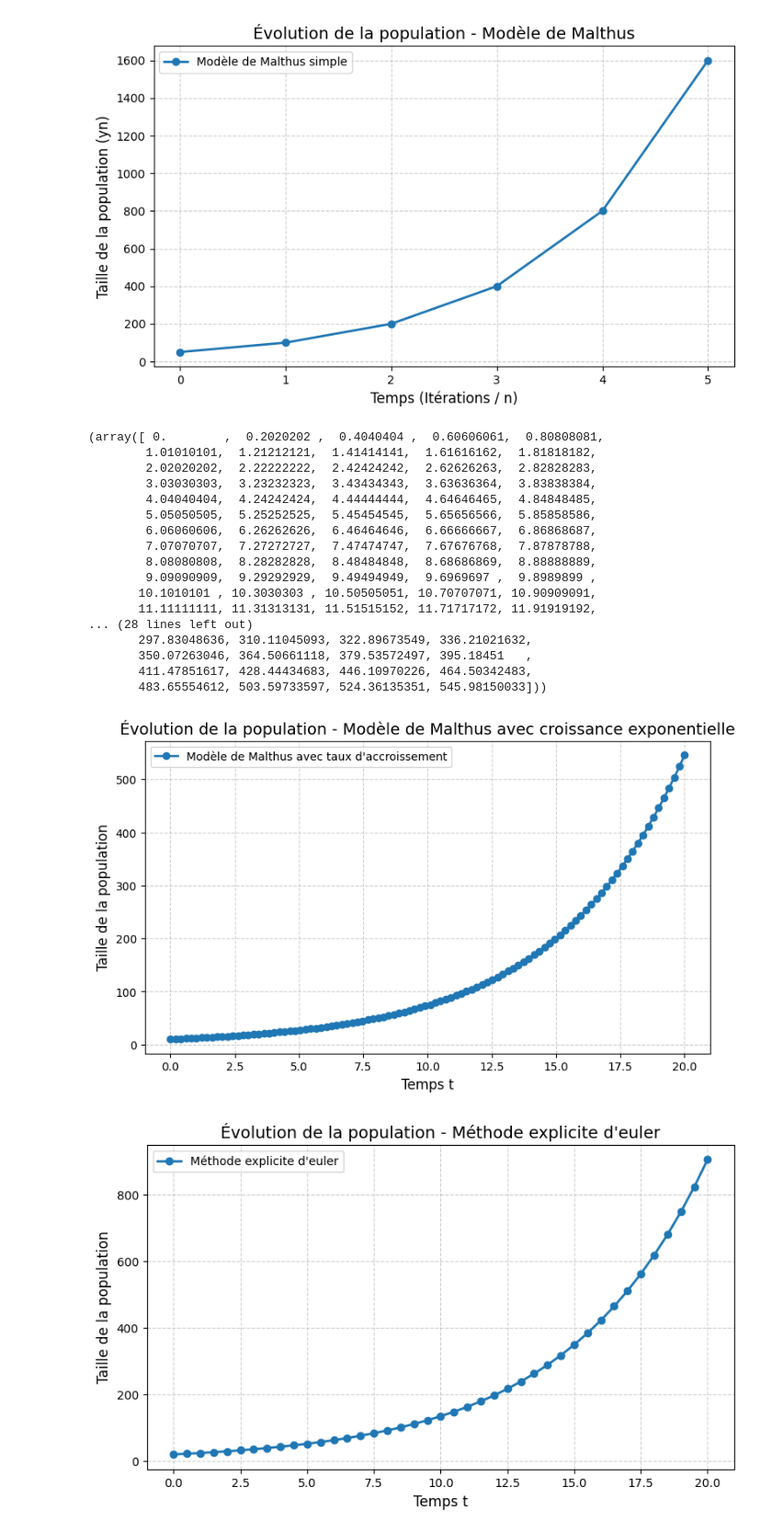
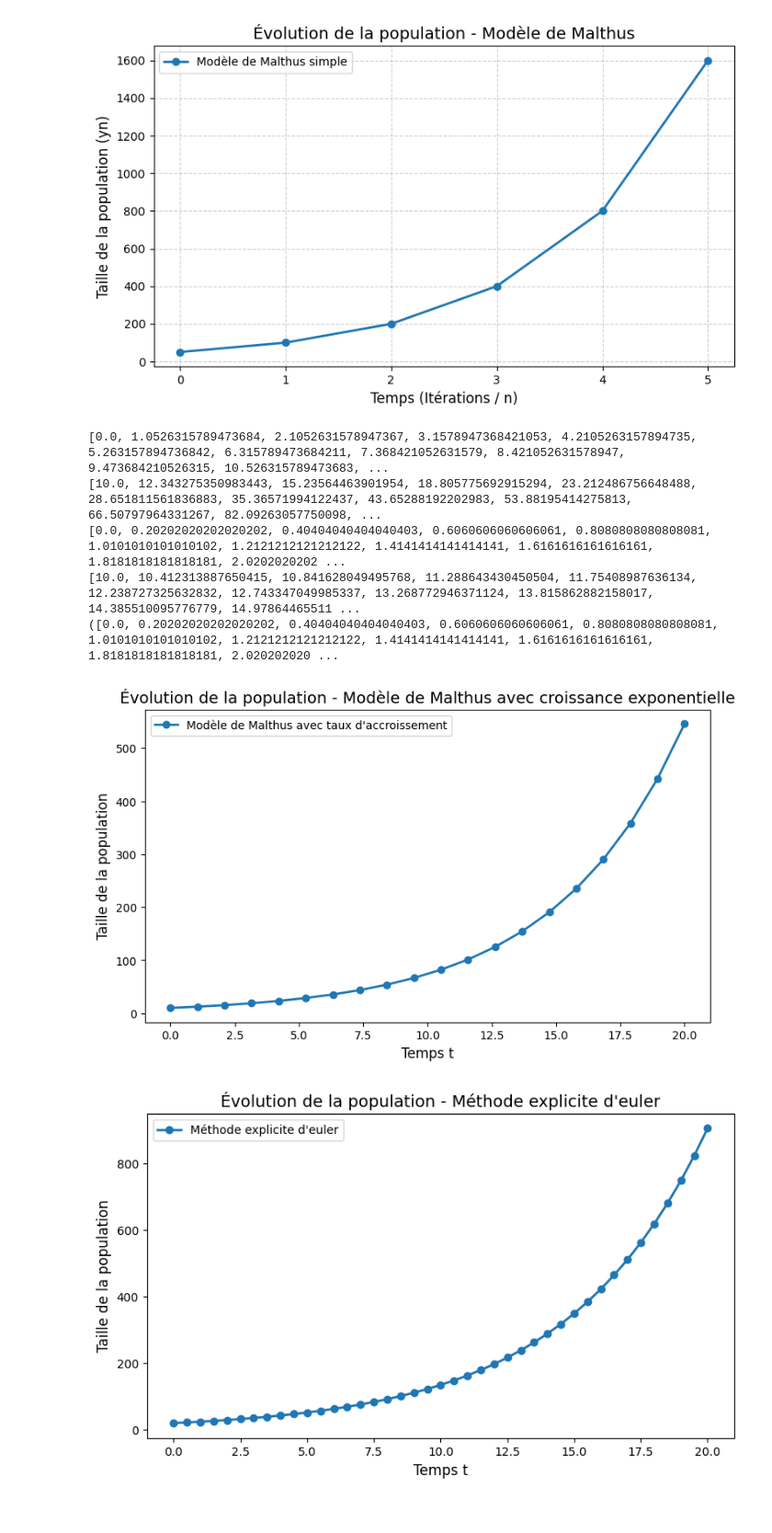
Before and after one commit to ATHERLY-Evan-24012805/Modelisation_dynamique_population, a Jupyter notebook: research.ipynb, the cells around one changed output. Shown at 92% size. Saved outputs shown, nothing was run; the diff lists cells and outputs as text; code cells hidden in the pictures.

```diff
--- a/research.ipynb
+++ b/research.ipynb
@@ -28,52 +28,46 @@ plt.show()
 # %% [output]
 [figure]
 # %%
-def malthus_taux(y0 : float,a : float, t_max: float, nbPoints : int) -> list :
-    """
-    y0 : population initiale
-    a : taux d'accroissement
-    t_max : temps maximal
-    nbPoints : nombre de points à tracer
-    la formule est dans le cours page 26
-    """
-    t = np.linspace(0, t_max, nbPoints)
-    y = y0 * math.e**(a*t)
-    return t,y
+def malthus_taux (pop : int, taux_accroissement : float,iteration : int, nbPoints : int = 50 )-> list[float]:
+    pas = iteration / (nbPoints-1)
+    tab = [x for x in range (nbPoints)]
+    for i in range(len(tab)) :
+        # print(tab[i])
+        tab[i] = tab[i] * pas
+
+
+    result_tab = []
+    for el in tab :
+        # result_tab.append(pop * np.exp(a*el))
+        result_tab.append(pop* math.e**(taux_accroissement*el))
+
+
+    # print(t)
+    # print(tab)
+    # print(result_tab)
+    return tab,result_tab
 # %%
 y0 = 10
 a = 0.2
 tmax = 20.0
-temps,population = malthus_taux(y0,a,tmax,100)
+temps,population = malthus_taux(y0,a,tmax,20)
 print(malthus_taux(y0,a,tmax,100))
 plt.figure(figsize=(9, 5))
 plt.plot(temps, population, marker='o', color='tab:blue', linestyle='-', linewidth=2, label=f"Modèle de Malthus avec taux d'accroissement")
 
 plt.title("Évolution de la population - Modèle de Malthus avec croissance exponentielle", fontsize=14)
 plt.xlabel("Temps t", fontsize=12)
 plt.ylabel("Taille de la population", fontsize=12)
-plt.grid(True, linestyle='--', alpha=0.6)
 plt.legend()
 
 plt.show()
 # %% [output]
-(array([ 0.        ,  0.2020202 ,  0.4040404 ,  0.60606061,  0.80808081,
-        1.01010101,  1.21212121,  1.41414141,  1.61616162,  1.81818182,
-        2.02020202,  2.22222222,  2.42424242,  2.62626263,  2.82828283,
-        3.03030303,  3.23232323,  3.43434343,  3.63636364,  3.83838384,
-        4.04040404,  4.24242424,  4.44444444,  4.64646465,  4.84848485,
-        5.05050505,  5.25252525,  5.45454545,  5.65656566,  5.85858586,
-        6.06060606,  6.26262626,  6.46464646,  6.66666667,  6.86868687,
-        7.07070707,  7.27272727,  7.47474747,  7.67676768,  7.87878788,
-        8.08080808,  8.28282828,  8.48484848,  8.68686869,  8.88888889,
-        9.09090909,  9.29292929,  9.49494949,  9.6969697 ,  9.8989899 ,
-       10.1010101 , 10.3030303 , 10.50505051, 10.70707071, 10.90909091,
-       11.11111111, 11.31313131, 11.51515152, 11.71717172, 11.91919192,
-... (28 lines left out)
-       297.83048636, 310.11045093, 322.89673549, 336.21021632,
-       350.07263046, 364.50661118, 379.53572497, 395.18451   ,
-       411.47851617, 428.44434683, 446.10970226, 464.50342483,
-       483.65554612, 503.59733597, 524.36135351, 545.98150033]))
+[0.0, 1.0526315789473684, 2.1052631578947367, 3.1578947368421053, 4.2105263157894735, 5.263157894736842, 6.315789473684211, 7.368421052631579, 8.421052631578947, 9.473684210526315, 10.526315789473683, ...
+[10.0, 12.343275350983443, 15.23564463901954, 18.805775692915294, 23.212486756648488, 28.651811561836883, 35.36571994122437, 43.65288192202983, 53.88195414275813, 66.50797964331267, 82.09263057750098, ...
+[0.0, 0.20202020202020202, 0.40404040404040403, 0.6060606060606061, 0.8080808080808081, 1.0101010101010102, 1.2121212121212122, 1.4141414141414141, 1.6161616161616161, 1.8181818181818181, 2.0202020202 ...
+[10.0, 10.412313887650415, 10.841628049495768, 11.288643430450504, 11.75408987636134, 12.238727325632832, 12.743347049985337, 13.268772946371124, 13.815862882158017, 14.385510095776779, 14.97864465511 ...
+([0.0, 0.20202020202020202, 0.40404040404040403, 0.6060606060606061, 0.8080808080808081, 1.0101010101010102, 1.2121212121212122, 1.4141414141414141, 1.6161616161616161, 1.8181818181818181, 2.020202020 ...
-[figure, old version]
+[figure, new version]
 # %%
 def f(y, a):
     return y * a
```
Also changed, not shown: parts of 7 cells of this notebook.
